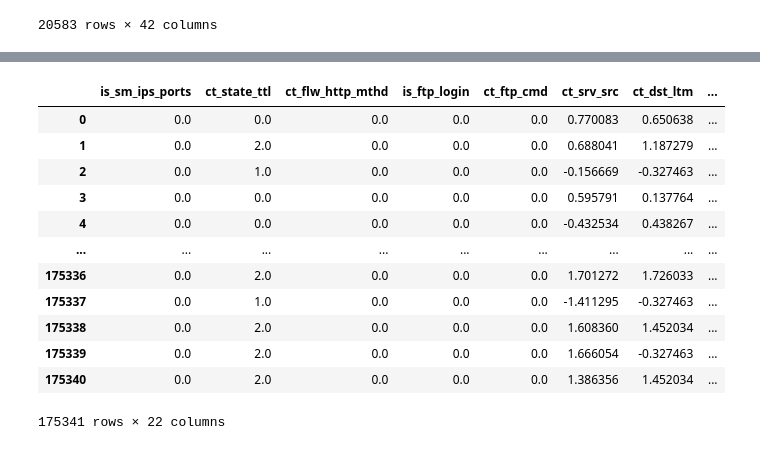
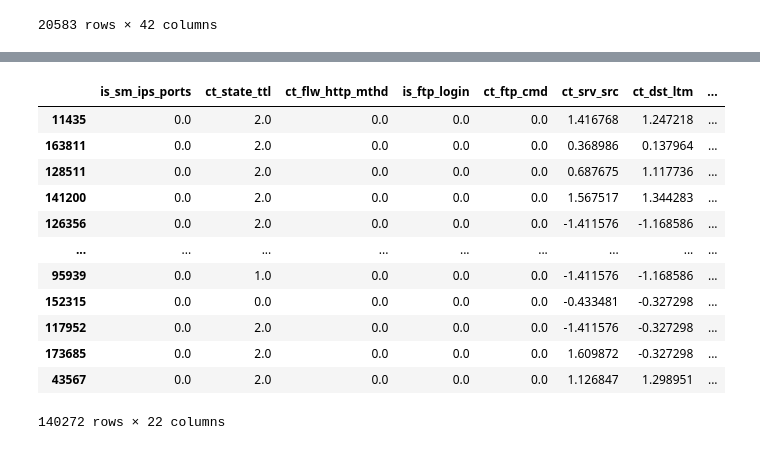
Before and after one commit to FrancescoMichael/Tubes2-AI, a Jupyter notebook: test.ipynb, the cells around one changed output, grey strips where cells are left out. Saved outputs shown, nothing was run; the diff lists cells and outputs as text; code cells hidden in the pictures.

```diff
--- a/test.ipynb
+++ b/test.ipynb
@@ -222,7 +226,7 @@ yeo_johnson_transformer = PowerTransformer(method='yeo-johnson')
 for col in df_numeric.columns:
     if df_numeric[col].skew() > 1:  # You can adjust the threshold for skewness
         # Reshape the data to apply the transformer (1D to 2D)
-        df_train[col] = yeo_johnson_transformer.fit_transform(df_train[[col]])
+        train_set[col] = yeo_johnson_transformer.fit_transform(train_set[[col]])
 # %%
 # for feature in df_numeric.columns:
 #     # Check if the maximum value is greater than 10 times the median and greater than 10
@@ -320,17 +305,17 @@ highly_correlated_features
-# %%
-df_train_dropped
-# %% [output]
-|  | is_sm_ips_ports | ct_state_ttl | ct_flw_http_mthd | is_ftp_login | ct_ftp_cmd | ct_srv_src | ct_dst_ltm | ... |
-| 0 | 0.0 | 0.0 | 0.0 | 0.0 | 0.0 | 0.770083 | 0.650638 | ... |
-| 1 | 0.0 | 2.0 | 0.0 | 0.0 | 0.0 | 0.688041 | 1.187279 | ... |
-| 2 | 0.0 | 1.0 | 0.0 | 0.0 | 0.0 | -0.156669 | -0.327463 | ... |
-| 3 | 0.0 | 0.0 | 0.0 | 0.0 | 0.0 | 0.595791 | 0.137764 | ... |
-| 4 | 0.0 | 0.0 | 0.0 | 0.0 | 0.0 | -0.432534 | 0.438267 | ... |
-| ... | ... | ... | ... | ... | ... | ... | ... | ... |
-| 175336 | 0.0 | 2.0 | 0.0 | 0.0 | 0.0 | 1.701272 | 1.726033 | ... |
-| 175337 | 0.0 | 1.0 | 0.0 | 0.0 | 0.0 | -1.411295 | -0.327463 | ... |
-| 175338 | 0.0 | 2.0 | 0.0 | 0.0 | 0.0 | 1.608360 | 1.452034 | ... |
-| 175339 | 0.0 | 2.0 | 0.0 | 0.0 | 0.0 | 1.666054 | -0.327463 | ... |
-| 175340 | 0.0 | 2.0 | 0.0 | 0.0 | 0.0 | 1.386356 | 1.452034 | ... |
-175341 rows × 22 columns
+# %%
+train_dropped
+# %% [output]
+|  | is_sm_ips_ports | ct_state_ttl | ct_flw_http_mthd | is_ftp_login | ct_ftp_cmd | ct_srv_src | ct_dst_ltm | ... |
+| 11435 | 0.0 | 2.0 | 0.0 | 0.0 | 0.0 | 1.416768 | 1.247218 | ... |
+| 163811 | 0.0 | 2.0 | 0.0 | 0.0 | 0.0 | 0.368986 | 0.137964 | ... |
+| 128511 | 0.0 | 2.0 | 0.0 | 0.0 | 0.0 | 0.687675 | 1.117736 | ... |
+| 141200 | 0.0 | 2.0 | 0.0 | 0.0 | 0.0 | 1.567517 | 1.344283 | ... |
+| 126356 | 0.0 | 2.0 | 0.0 | 0.0 | 0.0 | -1.411576 | -1.168586 | ... |
+| ... | ... | ... | ... | ... | ... | ... | ... | ... |
+| 95939 | 0.0 | 1.0 | 0.0 | 0.0 | 0.0 | -1.411576 | -1.168586 | ... |
+| 152315 | 0.0 | 0.0 | 0.0 | 0.0 | 0.0 | -0.433481 | -0.327298 | ... |
+| 117952 | 0.0 | 2.0 | 0.0 | 0.0 | 0.0 | -1.411576 | -0.327298 | ... |
+| 173685 | 0.0 | 2.0 | 0.0 | 0.0 | 0.0 | 1.609872 | -0.327298 | ... |
+| 43567 | 0.0 | 2.0 | 0.0 | 0.0 | 0.0 | 1.126847 | 1.298951 | ... |
+140272 rows × 22 columns
 # %%
```
Also changed, not shown: parts of 18 cells of this notebook.
